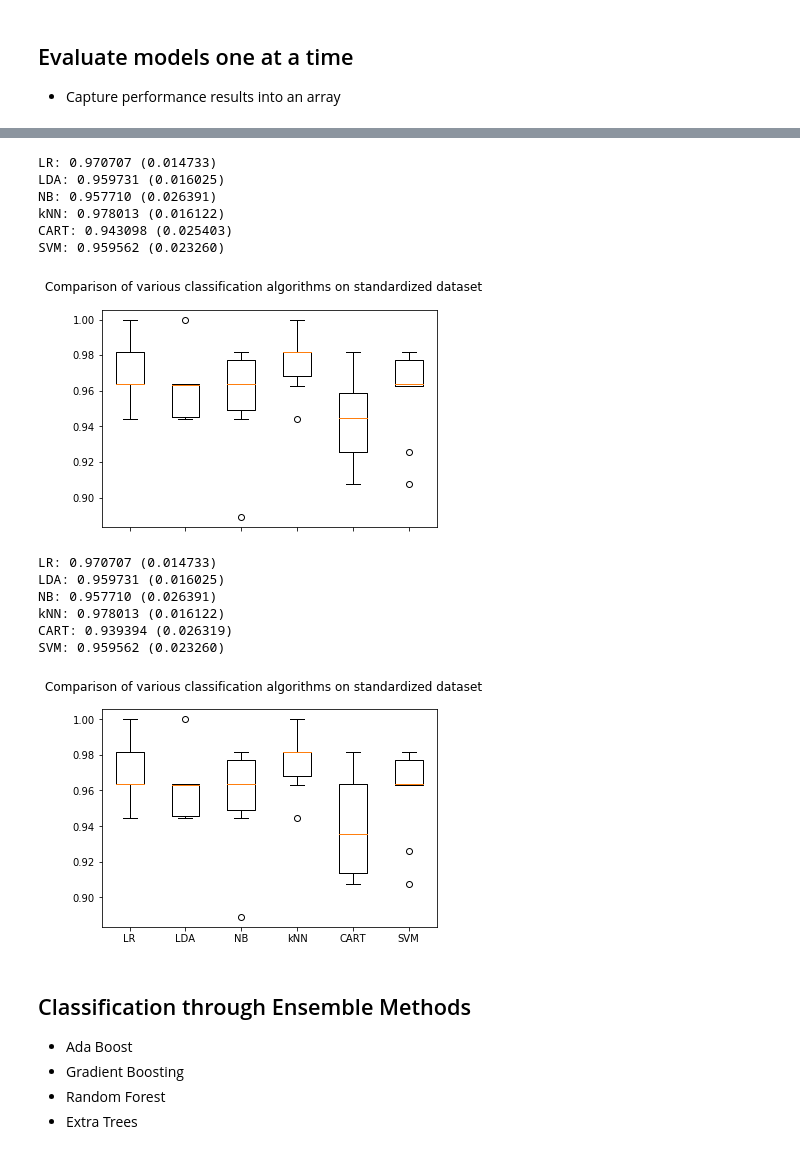
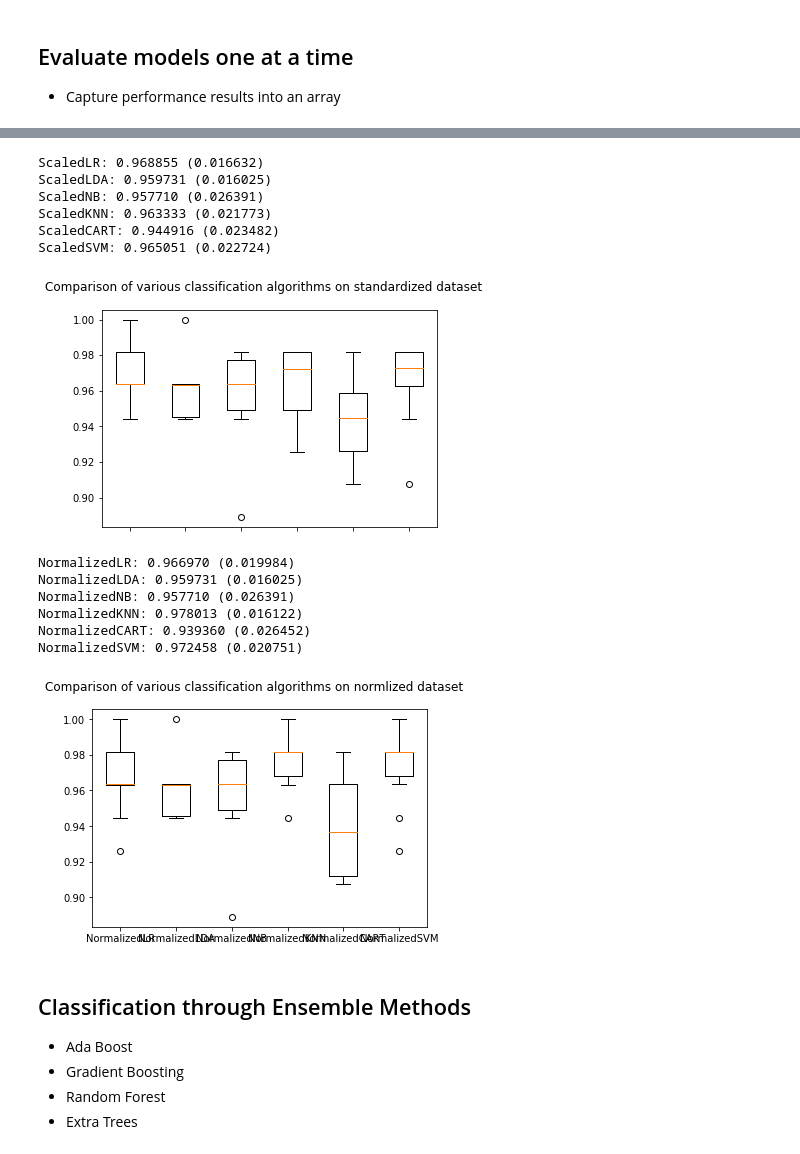
Before and after one commit to CSCI-6020-Machine-Learning/Jupyter, a Jupyter notebook: 2. Classification/BreastCancer/breast-cancer.ipynb, the cells around one changed output, grey strips where cells are left out. Drawn from its saved outputs; the diff is of its cells as text; code cells hidden in the pictures.

Commit message:
Fix standardized and normalized breast cancer models

```diff
--- a/2. Classification/BreastCancer/breast-cancer.ipynb
+++ b/2. Classification/BreastCancer/breast-cancer.ipynb
@@ -383,7 +387,7 @@ pipelines.append(('ScaledSVM', Pipeline([('Scaler', StandardScaler()),('SVM', SV
 # evaluate one model at a time on the standardized training data
 results = []
 model_names = []
-for name, model in models:
+for name, model in pipelines:
    kfold = cross_validation.KFold(n=num_instances, n_folds=num_folds, random_state=seed)
    cv_results = cross_validation.cross_val_score(model, X_train, Y_train, cv=kfold, scoring=scoring)
    results.append(cv_results)
@@ -391,12 +395,12 @@ for name, model in models:
    msg = "%s: %f (%f)" % (name, cv_results.mean(), cv_results.std())
    print(msg)
 # %% [output]
-LR: 0.970707 (0.014733)
-LDA: 0.959731 (0.016025)
-NB: 0.957710 (0.026391)
-kNN: 0.978013 (0.016122)
-CART: 0.943098 (0.025403)
-SVM: 0.959562 (0.023260)
+ScaledLR: 0.968855 (0.016632)
+ScaledLDA: 0.959731 (0.016025)
+ScaledNB: 0.957710 (0.026391)
+ScaledKNN: 0.963333 (0.021773)
+ScaledCART: 0.944916 (0.023482)
+ScaledSVM: 0.965051 (0.022724)
 # %%
 # compare performance of classification algorithms on the standardized training data
 fig = plt.figure()
@@ -406,21 +410,21 @@ plt.boxplot(results)
 ax.set_xticklabels(model_names)
 plt.show()
 # %% [output]
-[figure, old version]
+[figure, new version]
 # %%
 # normalize the dataset
 pipelines = []
-pipelines.append(('ScaledLR', Pipeline([('Scaler', MinMaxScaler(feature_range=(0, 1))),('LR', LogisticRegression())])))
-pipelines.append(('ScaledLDA', Pipeline([('Scaler', MinMaxScaler(feature_range=(0, 1))),('LDA', LinearDiscriminantAnalysis())])))
-pipelines.append(('ScaledNB', Pipeline([('Scaler', MinMaxScaler(feature_range=(0, 1))),('NB', GaussianNB())])))
-pipelines.append(('ScaledKNN', Pipeline([('Scaler', MinMaxScaler(feature_range=(0, 1))),('kNN', KNeighborsClassifier())])))
-pipelines.append(('ScaledCART', Pipeline([('Scaler', MinMaxScaler(feature_range=(0, 1))),('CART', DecisionTreeClassifier())])))
-pipelines.append(('ScaledSVM', Pipeline([('Scaler', MinMaxScaler(feature_range=(0, 1))),('SVM', SVC())])))
+pipelines.append(('NormalizedLR', Pipeline([('Scaler', MinMaxScaler(feature_range=(0, 1))),('LR', LogisticRegression())])))
+pipelines.append(('NormalizedLDA', Pipeline([('Scaler', MinMaxScaler(feature_range=(0, 1))),('LDA', LinearDiscriminantAnalysis())])))
+pipelines.append(('NormalizedNB', Pipeline([('Scaler', MinMaxScaler(feature_range=(0, 1))),('NB', GaussianNB())])))
+pipelines.append(('NormalizedKNN', Pipeline([('Scaler', MinMaxScaler(feature_range=(0, 1))),('kNN', KNeighborsClassifier())])))
+pipelines.append(('NormalizedCART', Pipeline([('Scaler', MinMaxScaler(feature_range=(0, 1))),('CART', DecisionTreeClassifier())])))
+pipelines.append(('NormalizedSVM', Pipeline([('Scaler', MinMaxScaler(feature_range=(0, 1))),('SVM', SVC())])))
 # %%
 # evaluate one model at a time on the normalized training data
 results = []
 model_names = []
-for name, model in models:
+for name, model in pipelines:
    kfold = cross_validation.KFold(n=num_instances, n_folds=num_folds, random_state=seed)
    cv_results = cross_validation.cross_val_score(model, X_train, Y_train, cv=kfold, scoring=scoring)
    results.append(cv_results)
@@ -428,22 +432,22 @@ for name, model in models:
    msg = "%s: %f (%f)" % (name, cv_results.mean(), cv_results.std())
    print(msg)
 # %% [output]
-LR: 0.970707 (0.014733)
-LDA: 0.959731 (0.016025)
-NB: 0.957710 (0.026391)
-kNN: 0.978013 (0.016122)
-CART: 0.939394 (0.026319)
-SVM: 0.959562 (0.023260)
+NormalizedLR: 0.966970 (0.019984)
+NormalizedLDA: 0.959731 (0.016025)
+NormalizedNB: 0.957710 (0.026391)
+NormalizedKNN: 0.978013 (0.016122)
+NormalizedCART: 0.939360 (0.026452)
+NormalizedSVM: 0.972458 (0.020751)
 # %%
 # compare performance of classification algorithms on the normalized training data
 fig = plt.figure()
-fig.suptitle('Comparison of various classification algorithms on standardized dataset')
+fig.suptitle('Comparison of various classification algorithms on normlized dataset')
 ax = fig.add_subplot(111)
 plt.boxplot(results)
 ax.set_xticklabels(model_names)
 plt.show()
 # %% [output]
-[figure, old version]
+[figure, new version]
 # %% [markdown]
 ## Classification through Ensemble Methods
 
```
Also changed, not shown: parts of 5 cells of this notebook.
